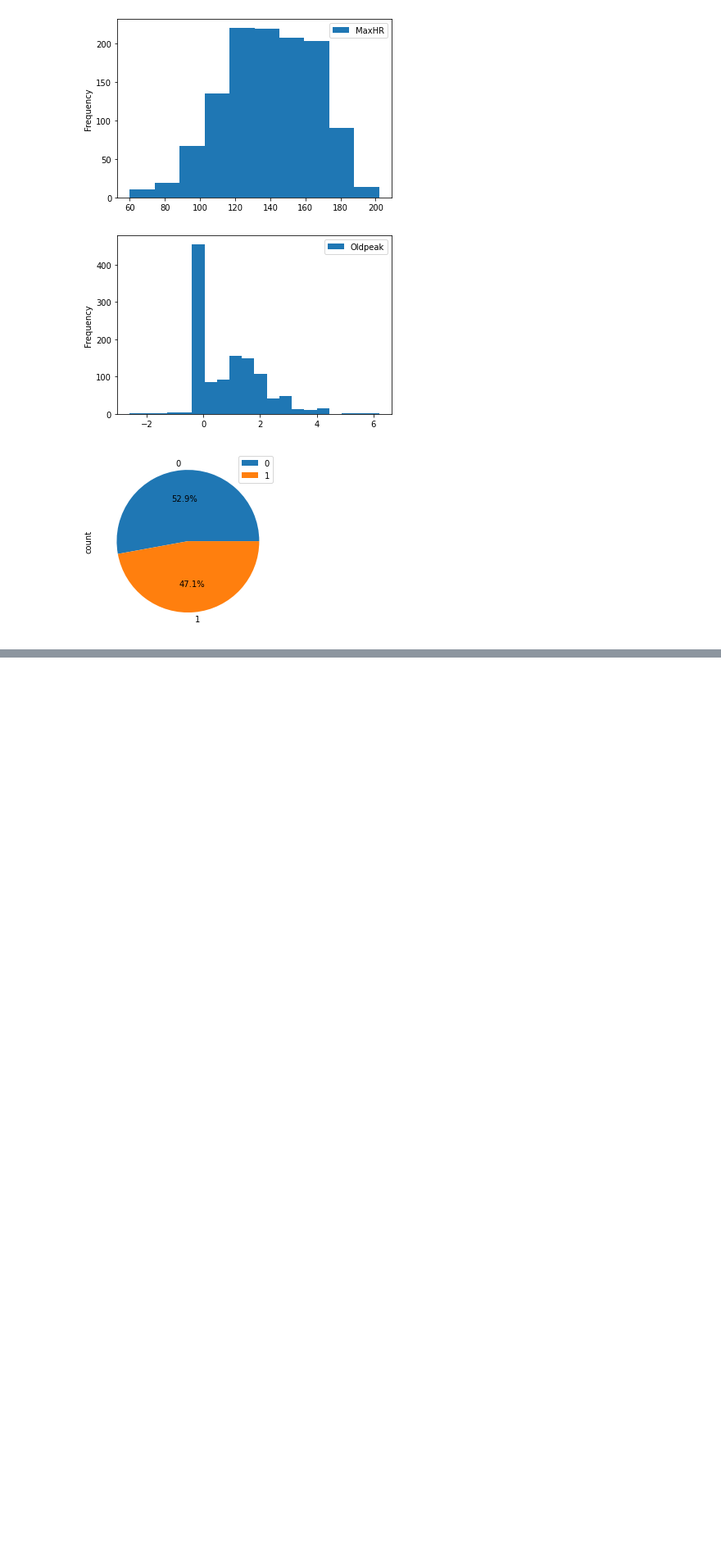
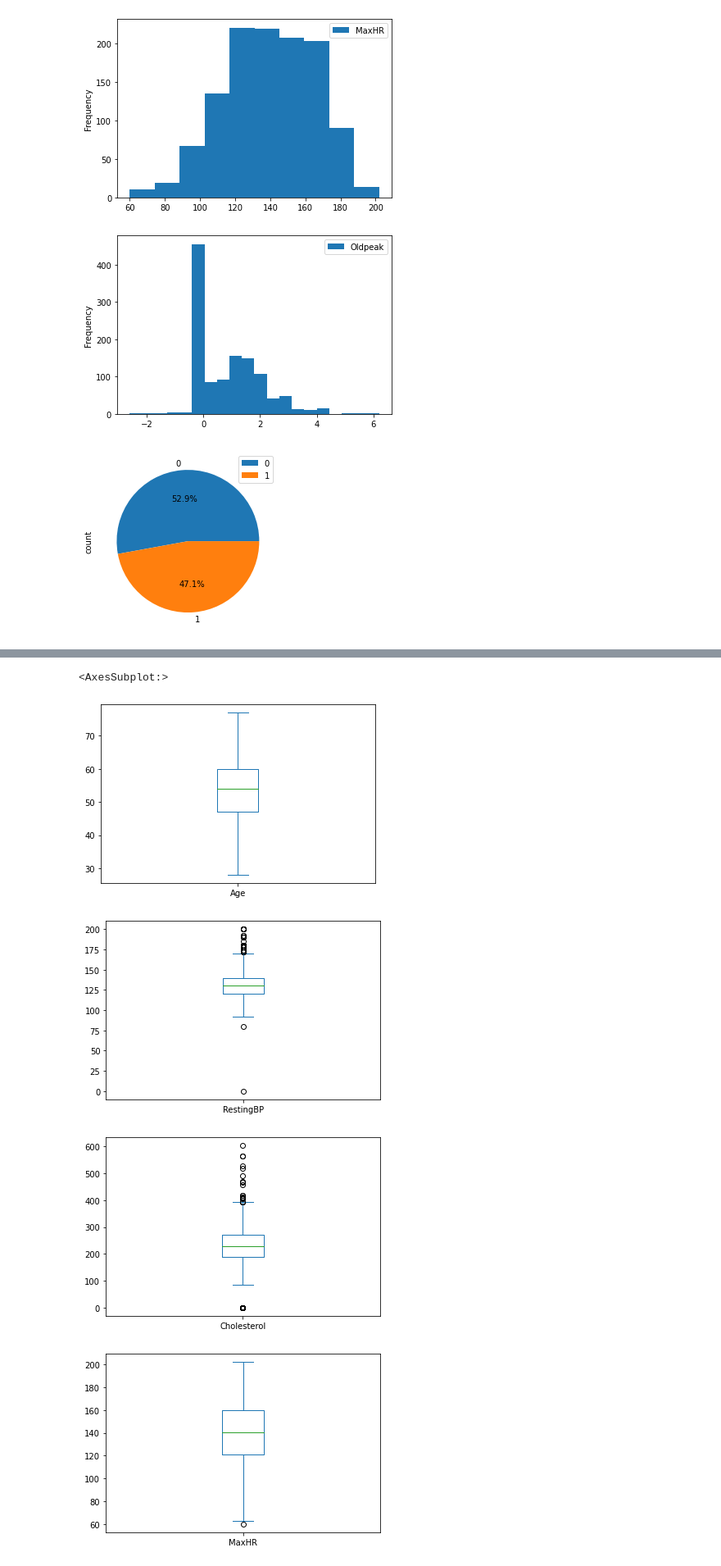
Before and after one commit to QinzhengSun/Iteration4, a Jupyter notebook: Iteration4PySpark.ipynb, the cells around one changed output, grey strips where cells are left out. Shown at 82% size. Cells and saved outputs as stored; diff of their text form; code cells hidden in the pictures; blank space fills up the shorter version.

```diff
--- a/Iteration4PySpark.ipynb
+++ b/Iteration4PySpark.ipynb
@@ -54,13 +100,31 @@ df2 = df2.withColumnRenamed("Chest pain type", "ChestPainType") \
          .withColumnRenamed("Slope of ST", "ST_Slope") \
          .withColumnRenamed("Heart Disease", "HeartDisease")
 # %%
-df1 = df1.withColumn("Sex", (col("Sex") == "M").cast("int"))
-df1 = df1.withColumn("ChestPainType", col("ChestPainType").cast("int"))
-df1 = df1.withColumn("FastingBS", col("FastingBS").cast("int"))
-df1 = df1.withColumn("RestingECG", col("RestingECG").cast("int"))
-df1 = df1.withColumn("ExerciseAngina", (col("ExerciseAngina") == "Y").cast("int"))
-df1 = df1.withColumn("ST_Slope", col("ST_Slope").cast("int"))
-df2 = df2.withColumn("HeartDisease", (col("HeartDisease") == "Presence").cast("int"))
+df1 = df1.withColumn("Sex", F.when(F.col("Sex") == "M", 1).otherwise(0))
+
+df1 = df1.withColumn("ChestPainType",
+                     F.when(F.col("ChestPainType") == "TA", 1)
+                     .when(F.col("ChestPainType") == "ATA", 2)
+                     .when(F.col("ChestPainType") == "NAP", 3)
+                     .otherwise(0))
+
+df1 = df1.withColumn("FastingBS", F.when(F.col("FastingBS") == 1, 1).otherwise(0))
+
+df1 = df1.withColumn("RestingECG",
+                     F.when(F.col("RestingECG") == "Normal", 0)
+                     .when(F.col("RestingECG") == "ST", 1)
+                     .otherwise(2))
+
+df1 = df1.withColumn("ExerciseAngina", F.when(F.col("ExerciseAngina") == "Y", 1).otherwise(0))
+
+df1 = df1.withColumn("ST_Slope",
+                     F.when(F.col("ST_Slope") == "Up", 1)
+                     .when(F.col("ST_Slope") == "Flat", 2)
+                     .otherwise(3))
+
+df2 = df2.withColumn("HeartDisease",
+                     F.when(F.col("HeartDisease") == "Absence", 0)
+                     .otherwise(1))
 # %%
 columns_to_drop = ["Number of vessels fluro", "Thallium"]
 df2 = df2.drop(*columns_to_drop)
@@ -156,0 +219,12 @@ KeyError: 'Sex'
+# %%
+df_merged.select("Age").toPandas().plot.box()
+df_merged.select("RestingBP").toPandas().plot.box()
+df_merged.select("Cholesterol").toPandas().plot.box()
+df_merged.select("MaxHR").toPandas().plot.box()
+df_merged.select("Oldpeak").toPandas().plot.box()
+# %% [output]
+<AxesSubplot:>
+[figure, added]
+[figure, added]
+[figure, added]
+[figure, added]
```
Also changed, not shown: parts of 12 cells of this notebook.
